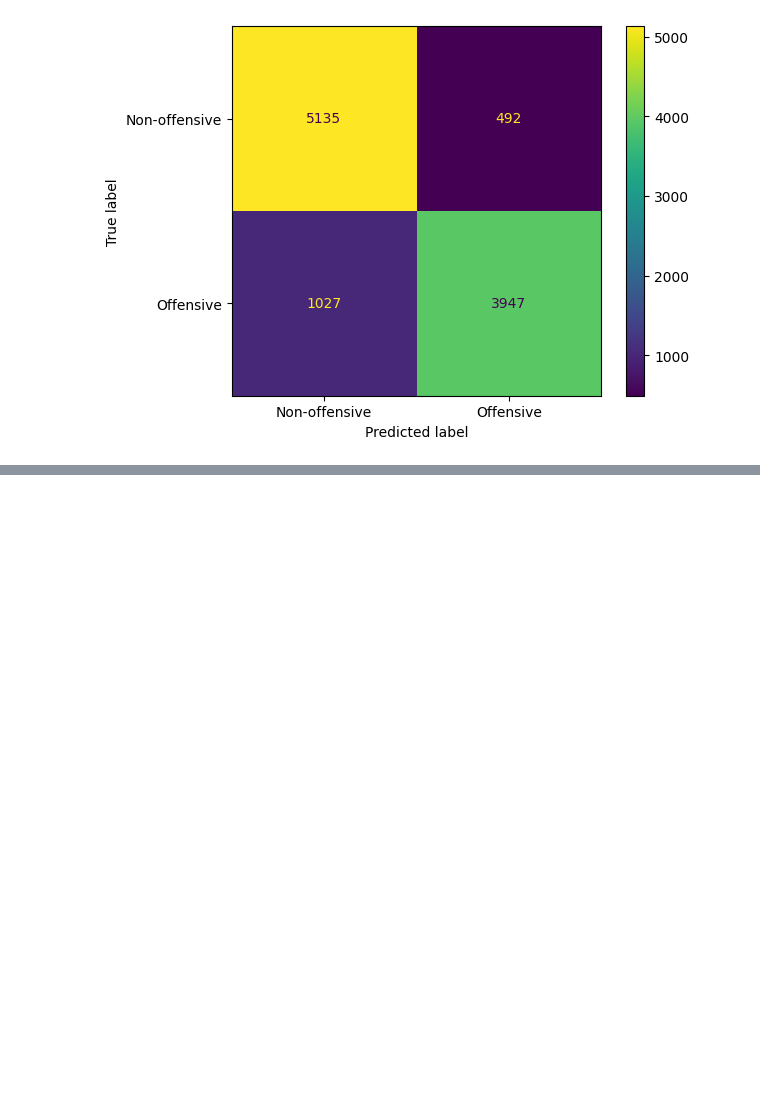
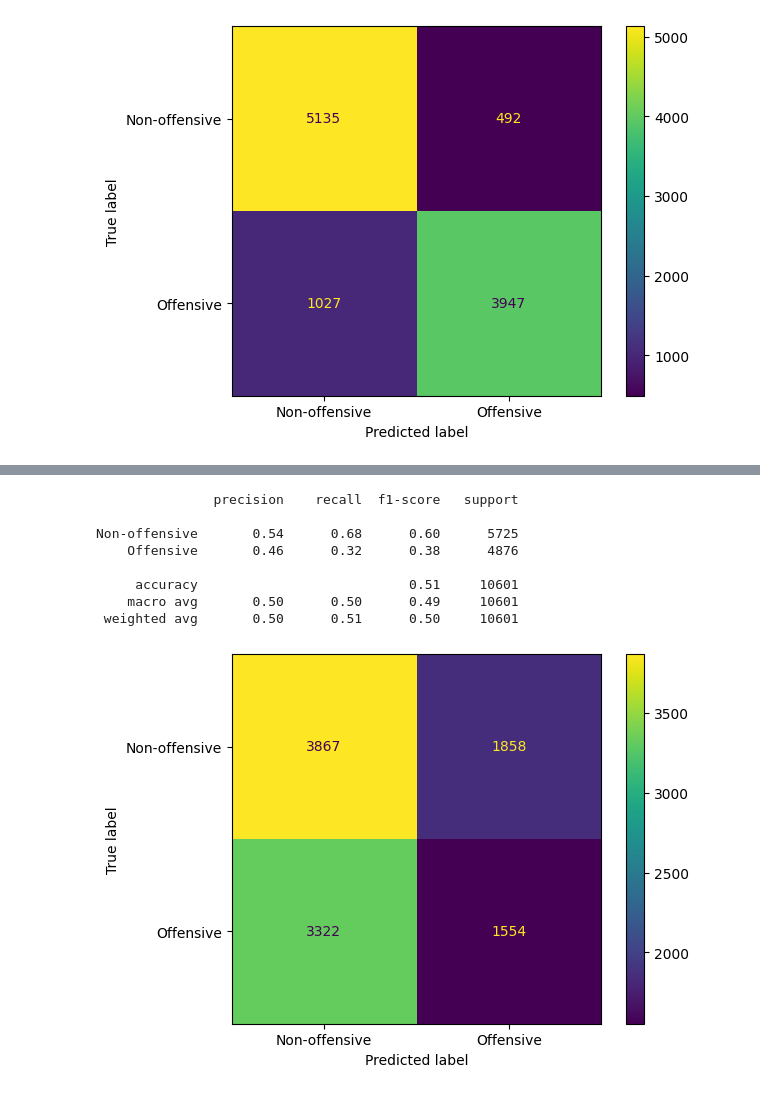
Before and after one commit to emirryilmazz/Team10_ClassificationOfInappropriateOrOffensiveText, a Jupyter notebook: project.ipynb, the cells around one changed output, grey strips where cells are left out. Cells and saved outputs as stored; diff of their text form; code cells hidden in the pictures; blank space fills up the shorter version.

```diff
--- a/project.ipynb
+++ b/project.ipynb
@@ -441,0 +484,19 @@ Non-offensive       0.83      0.91      0.87      5627
+# %%
+# Naive bayes
+
+print(classification_report(y_test_bow, predictions_idf_nb, labels=[False, True], target_names=['Non-offensive', 'Offensive']))
+
+
+cm = confusion_matrix(y_test_bow, predictions_idf_nb)
+
+cm_display = ConfusionMatrixDisplay(cm, display_labels=['Non-offensive', 'Offensive']).plot()
+# %% [output]
+               precision    recall  f1-score   support
+
+Non-offensive       0.54      0.68      0.60      5725
+    Offensive       0.46      0.32      0.38      4876
+
+     accuracy                           0.51     10601
+    macro avg       0.50      0.50      0.49     10601
+ weighted avg       0.50      0.51      0.50     10601
+[figure, added]
```
Also changed, not shown: parts of 3 cells of this notebook.
